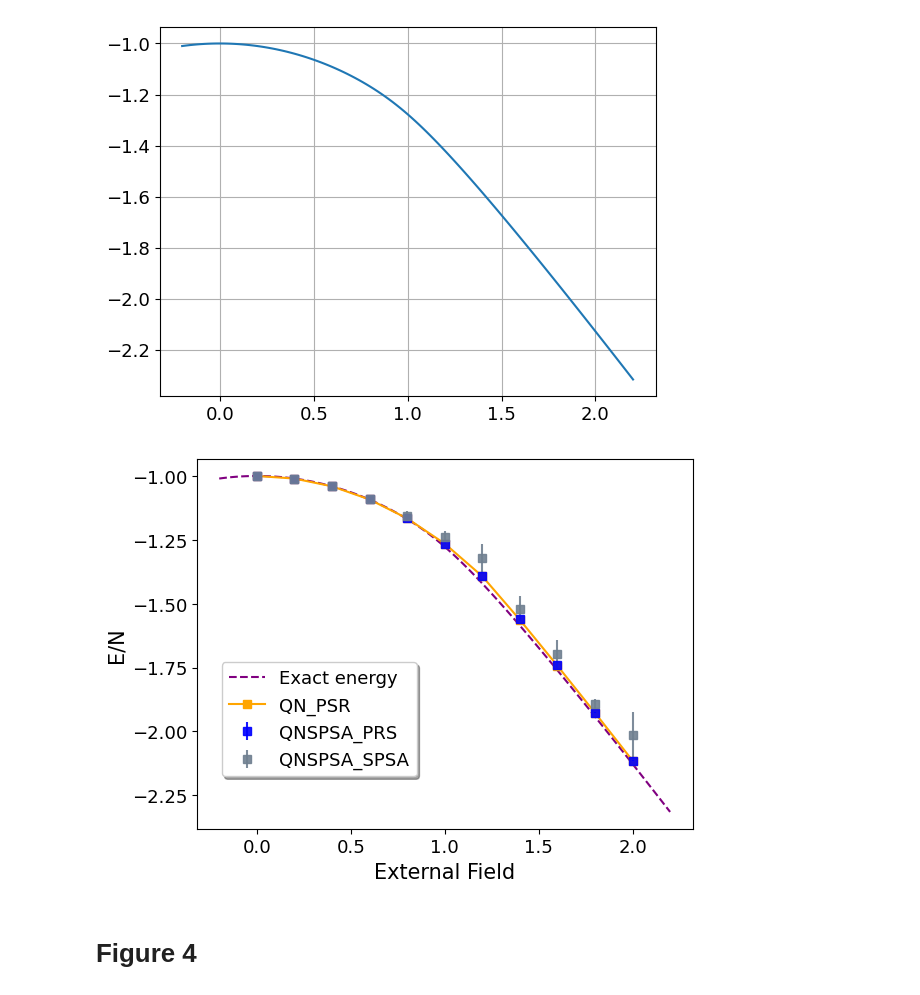
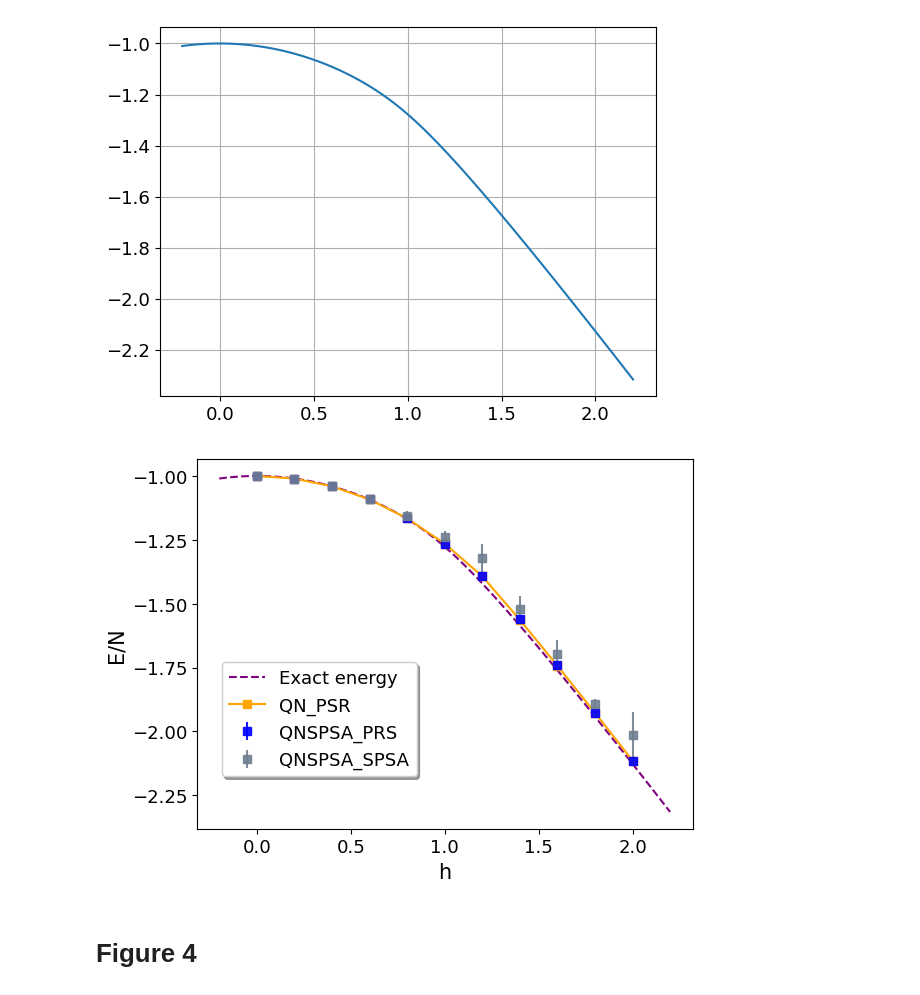
Before and after one commit to nguyenvulinh666/Variational-Quantum-EigeinSolver, a Jupyter notebook: Plot_data.ipynb, the cells around one changed output. Drawn from its saved outputs; the diff is of its cells as text; code cells hidden in the pictures.

```diff
--- a/Plot_data.ipynb
+++ b/Plot_data.ipynb
@@ -783,35 +783,35 @@ fontsize = 13
 
 distance2 = np.linspace(-0.2,2.2,121)
 external_field_value = np.linspace(0,2, 11)
 
 fig, ax = plt.subplots(figsize=(6.4, 4.8))
 
 # plt.grid()
 
 plt.plot(distance2 , gs_energy_J1h_multiple, "--", color='purple', label='Exact energy')
 plt.plot(external_field_value, QNG_ReAm_12_1_500_J1h0_0__2_0, marker='s', label='QN_PSR', color='orange')
 
 # plt.scatter(external_field_value, mean_QNSPSA_PRS_ReAm_12_1_500_J1h0_0__2_0,  marker='s', color='blue', alpha = 0.9, label='QNSPSA_PSR',zorder=10)
 
 plt.errorbar(external_field_value, mean_QNSPSA_PRS_ReAm_12_1_500_J1h0_0__2_0, yerr = std_QNSPSA_PRS_ReAm_12_1_500_J1h0_0__2_0, fmt ='s', color="blue", label='QNSPSA_PRS', alpha = .9)
 plt.errorbar(external_field_value, mean_QNSPSA_SPSA_ReAm_12_1_500_J1h0_0__2_0, yerr = std_QNSPSA_SPSA_ReAm_12_1_500_J1h0_0__2_0, fmt ='s', color="slategrey", label='QNSPSA_SPSA', alpha = .9)
 
 
-plt.xlabel("External Field", fontsize=fontsize+2)
+plt.xlabel("h", fontsize=fontsize+2)
 plt.ylabel("E/N", fontsize=fontsize+2)
 matplotlib.rc('xtick', labelsize= fontsize)
 matplotlib.rc('ytick', labelsize= fontsize)
 plt.locator_params(axis="x", nbins=6)
 plt.locator_params(axis="y", nbins=6)
 
 
 fig.legend(loc='lower left' ,bbox_to_anchor=(0.15,0.2),  ncol=1, fancybox=True, shadow=True, fontsize=fontsize)
 
 file_type = 'pdf'
 
 fig.savefig(f'./figure/Figure3-ReAm-QNSPSA_PRS_different_externalfield.{file_type}', format=file_type, dpi=600, bbox_inches='tight')
 # %% [output]
-[figure, old version]
+[figure, new version]
 # %% [markdown]
 # Figure 4
 # %%
```
Also changed, not shown: parts of 4 cells of this notebook, 13 other files.
